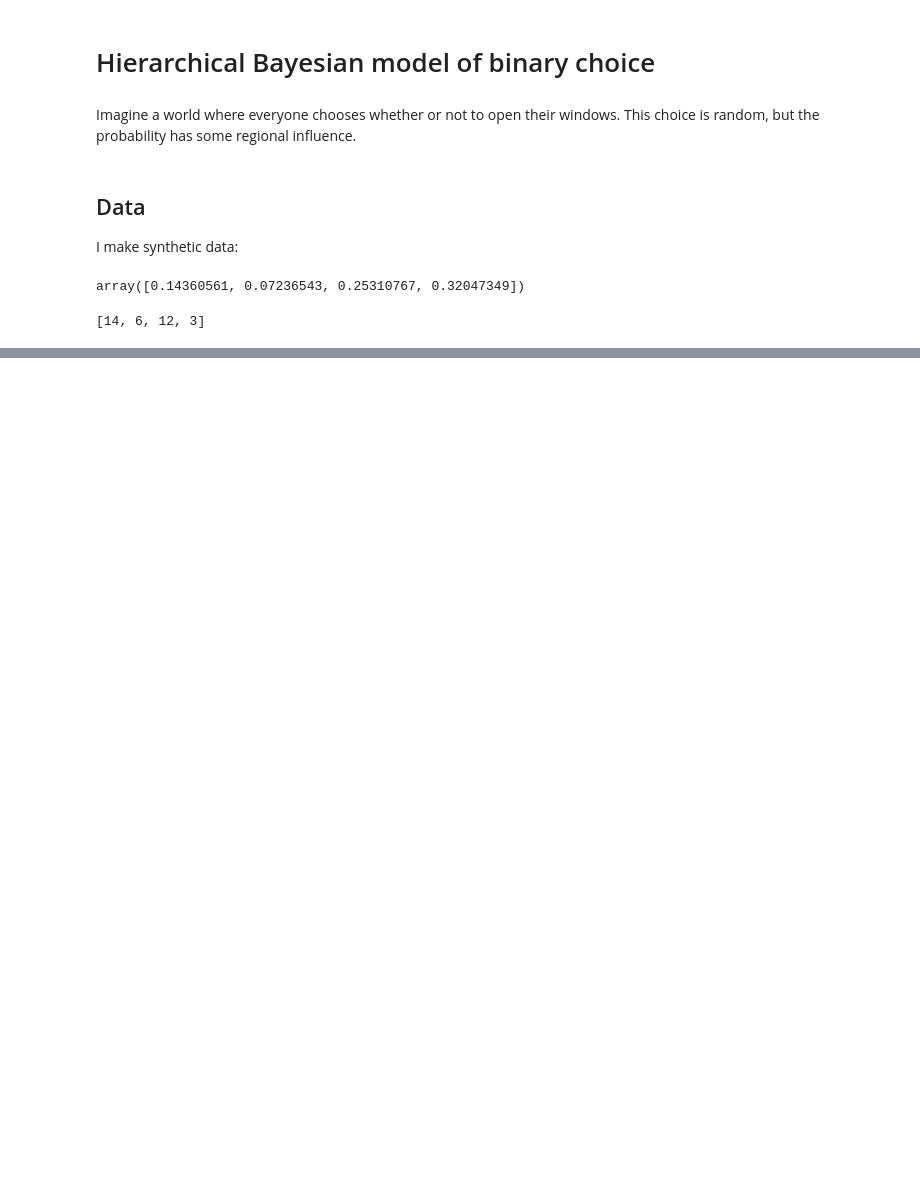
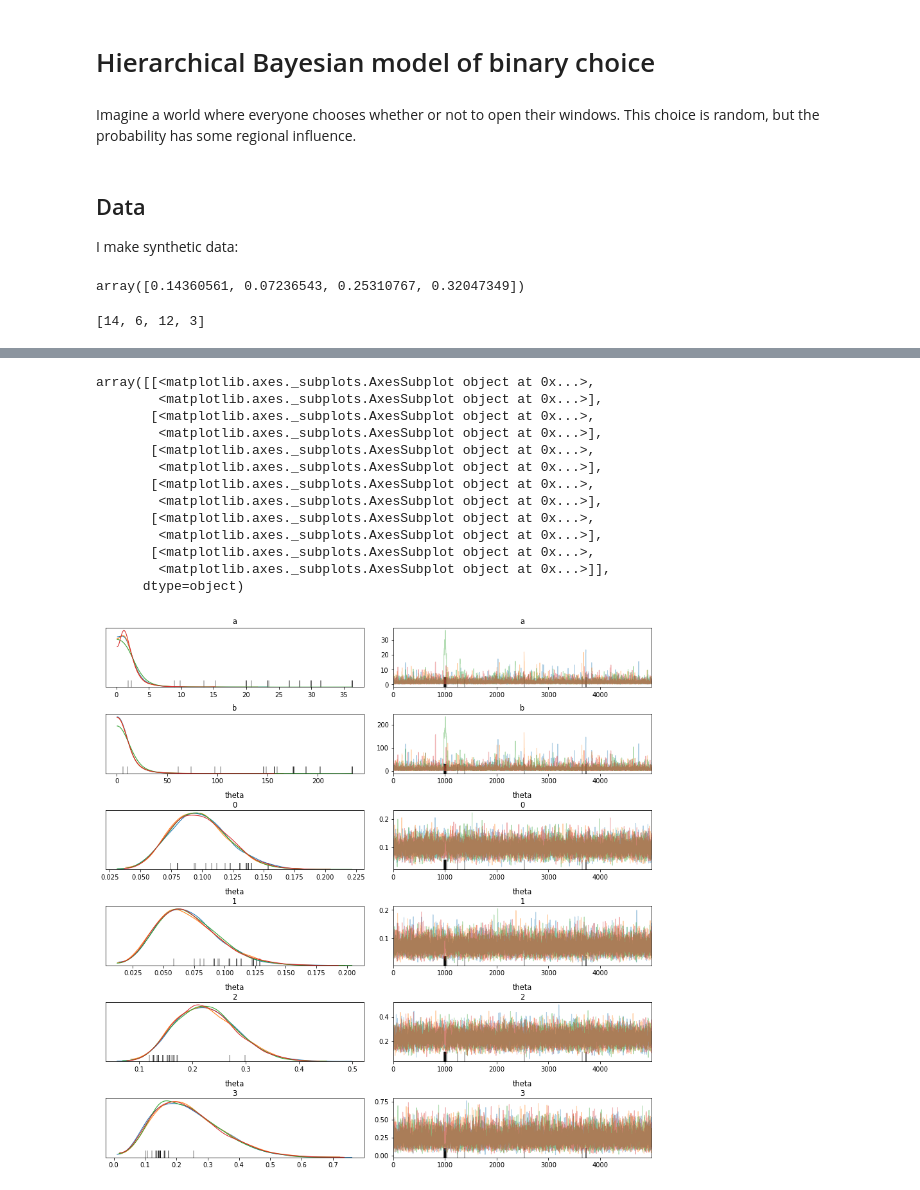
Before and after one commit to ibuder/hierarchical_regional, a Jupyter notebook: 2020-03-19_bayesian.ipynb, the cells around one changed output, grey strips where cells are left out. Cells and saved outputs as stored; diff of their text form; code cells hidden in the pictures; blank space fills up the shorter version.

Commit message:
add first model

```diff
--- a/2020-03-19_bayesian.ipynb
+++ b/2020-03-19_bayesian.ipynb
@@ -31,0 +44,10 @@ observed_counts
+# %%
+with pm.Model() as model:
+    # see e.g. https://arxiv.org/abs/1104.4937 for support of half Cauchy priors
+    a = pm.HalfCauchy("a", beta=2)
+    b = pm.HalfCauchy("b", beta=2)
+
+    theta = pm.Beta('theta', alpha=a, beta=b, shape=len(REGIONS))
+
+    p = pm.Binomial('p', p=theta, observed=observed_counts, n=N_OBS)
+    trace = pm.sample(5000, tune=1000, target_accept=0.95)
@@ -31,0 +63,17 @@ observed_counts
+# %%
+pm.traceplot(trace)
+# %% [output]
+array([[<matplotlib.axes._subplots.AxesSubplot object at 0x...>,
+        <matplotlib.axes._subplots.AxesSubplot object at 0x...>],
+       [<matplotlib.axes._subplots.AxesSubplot object at 0x...>,
+        <matplotlib.axes._subplots.AxesSubplot object at 0x...>],
+       [<matplotlib.axes._subplots.AxesSubplot object at 0x...>,
+        <matplotlib.axes._subplots.AxesSubplot object at 0x...>],
+       [<matplotlib.axes._subplots.AxesSubplot object at 0x...>,
+        <matplotlib.axes._subplots.AxesSubplot object at 0x...>],
+       [<matplotlib.axes._subplots.AxesSubplot object at 0x...>,
+        <matplotlib.axes._subplots.AxesSubplot object at 0x...>],
+       [<matplotlib.axes._subplots.AxesSubplot object at 0x...>,
+        <matplotlib.axes._subplots.AxesSubplot object at 0x...>]],
+      dtype=object)
+[figure, added]
```
Also changed, not shown: parts of 6 cells of this notebook.
